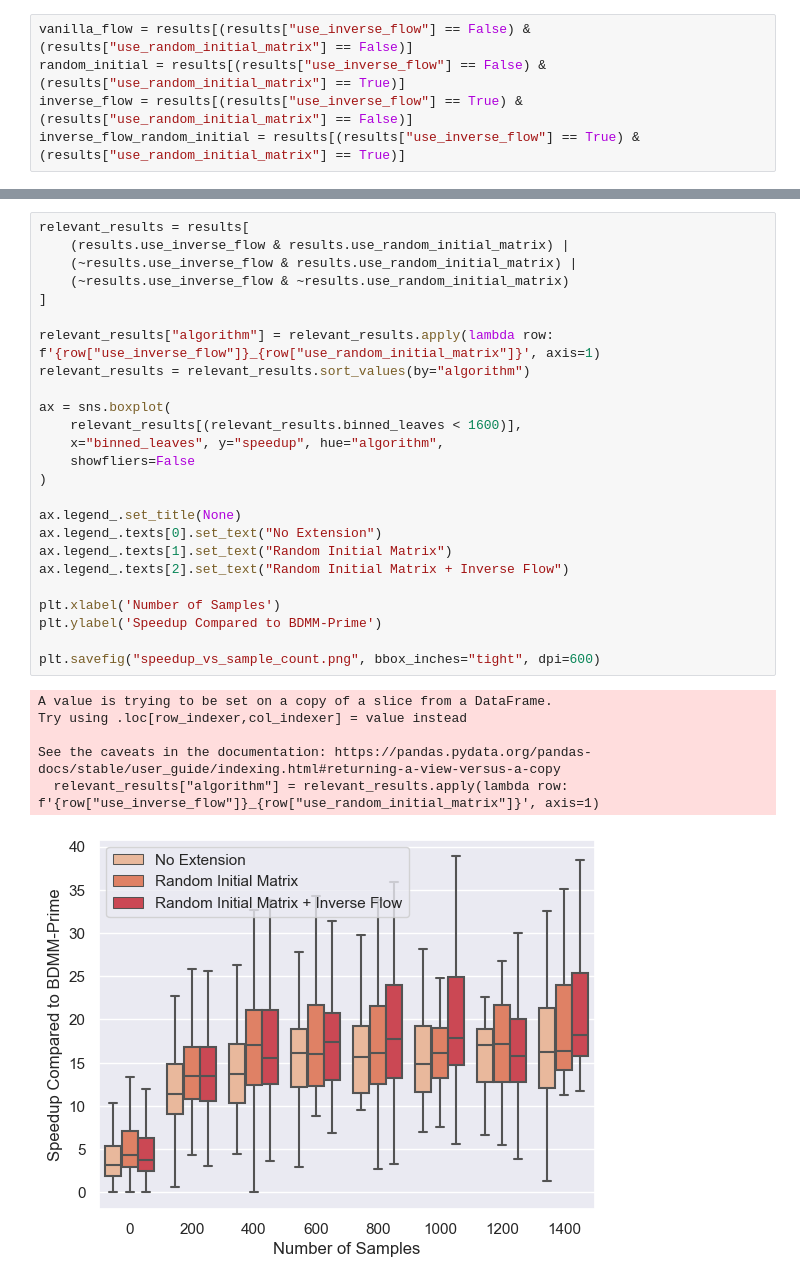
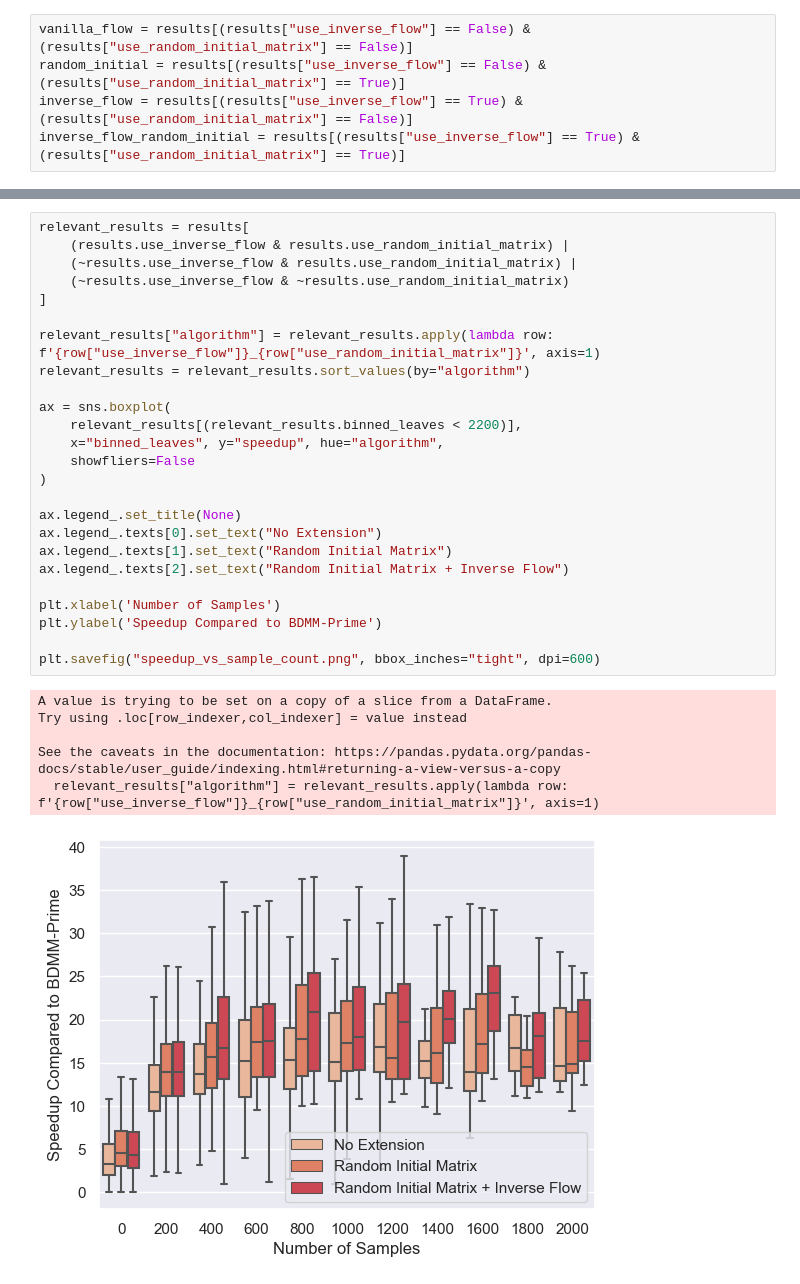
Before and after one commit to tochsner/BDMM-Flow-Supplementary, a Jupyter notebook: synthetic_benchmarks/analysis.ipynb, the cells around one changed output, grey strips where cells are left out. Cells and saved outputs as stored; diff of their text form.

Commit message:
Update report and results after fixing a bug in inverse flow.

```diff
--- a/synthetic_benchmarks/analysis.ipynb
+++ b/synthetic_benchmarks/analysis.ipynb
@@ -94,35 +97,35 @@ for i in ax.containers:
 # %%
 relevant_results = results[
     (results.use_inverse_flow & results.use_random_initial_matrix) |
     (~results.use_inverse_flow & results.use_random_initial_matrix) |
     (~results.use_inverse_flow & ~results.use_random_initial_matrix)
 ]
 
 relevant_results["algorithm"] = relevant_results.apply(lambda row: f'{row["use_inverse_flow"]}_{row["use_random_initial_matrix"]}', axis=1)
 relevant_results = relevant_results.sort_values(by="algorithm")
 
 ax = sns.boxplot(
-    relevant_results[(relevant_results.binned_leaves < 1600)],
+    relevant_results[(relevant_results.binned_leaves < 2200)],
     x="binned_leaves", y="speedup", hue="algorithm",
     showfliers=False
 )
 
 ax.legend_.set_title(None)
 ax.legend_.texts[0].set_text("No Extension")
 ax.legend_.texts[1].set_text("Random Initial Matrix")
 ax.legend_.texts[2].set_text("Random Initial Matrix + Inverse Flow")
 
 plt.xlabel('Number of Samples')
 plt.ylabel('Speedup Compared to BDMM-Prime')
 
 plt.savefig("speedup_vs_sample_count.png", bbox_inches="tight", dpi=600)
 # %% [output]
 A value is trying to be set on a copy of a slice from a DataFrame.
 Try using .loc[row_indexer,col_indexer] = value instead
 
 See the caveats in the documentation: https://pandas.pydata.org/pandas-docs/stable/user_guide/indexing.html#returning-a-view-versus-a-copy
   relevant_results["algorithm"] = relevant_results.apply(lambda row: f'{row["use_inverse_flow"]}_{row["use_random_initial_matrix"]}', axis=1)
-[figure, old version]
+[figure, new version]
 # %%
 ax = sns.boxplot(
     relevant_results,
```
Also changed, not shown: parts of 6 cells of this notebook, 5 other files.
